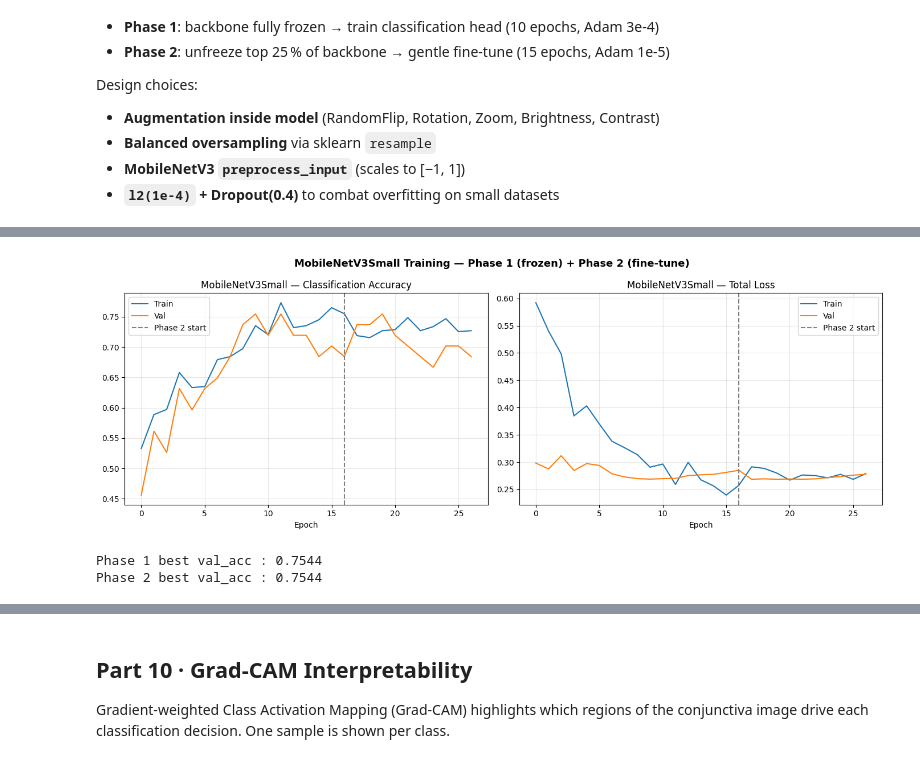
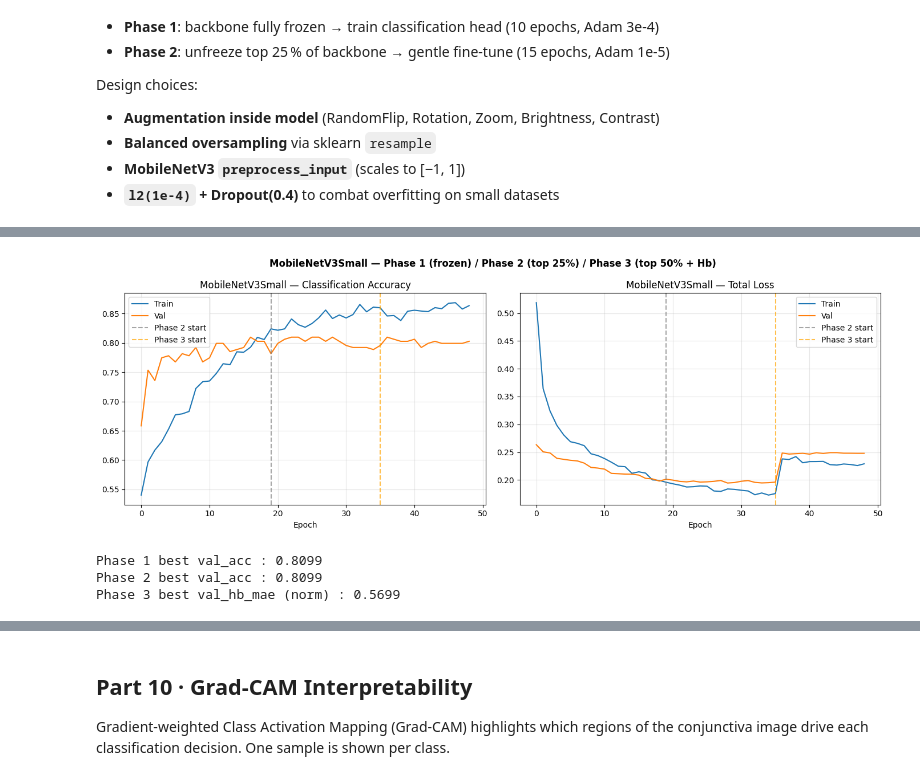
Before and after one commit to nitekar/Bari, a Jupyter notebook: Notebook/Bari.ipynb, the cells around one changed output, grey strips where cells are left out. Cells and saved outputs as stored; diff of their text form; code cells hidden in the pictures.

```diff
--- a/Notebook/Bari.ipynb
+++ b/Notebook/Bari.ipynb
@@ -1198,35 +1349,44 @@ Phase 3 best val_hb_mae (normalised): 0.7188
 Final model saved -> G:\My Drive\Capstone\Bari\Notebook\models\visual_model_best.keras
 # %%
-# ── Training history — Phase 1 + Phase 2 ───────────────────────────────────────
-acc   = history1.history['cls_output_accuracy']     + history2.history['cls_output_accuracy']
-vacc  = history1.history['val_cls_output_accuracy'] + history2.history['val_cls_output_accuracy']
-loss  = history1.history['loss']                    + history2.history['loss']
-vloss = history1.history['val_loss']                + history2.history['val_loss']
-boundary = len(history1.history['cls_output_accuracy'])
+acc   = (history1.history['cls_output_accuracy']
+       + history2.history['cls_output_accuracy']
+       + history3.history['cls_output_accuracy'])
+vacc  = (history1.history['val_cls_output_accuracy']
+       + history2.history['val_cls_output_accuracy']
+       + history3.history['val_cls_output_accuracy'])
+loss  = history1.history['loss']  + history2.history['loss']  + history3.history['loss']
+vloss = history1.history['val_loss'] + history2.history['val_loss'] + history3.history['val_loss']
+
+b1 = len(history1.history['loss'])
+b2 = b1 + len(history2.history['loss'])
 
 fig, axes = plt.subplots(1, 2, figsize=(14, 5))
 for ax, tr, vl, title in [
     (axes[0], acc,  vacc,  'Classification Accuracy'),
     (axes[1], loss, vloss, 'Total Loss'),
 ]:
     ax.plot(tr, label='Train')
     ax.plot(vl, label='Val')
-    ax.axvline(boundary - 1, color='gray', linestyle='--', label='Phase 2 start')
-    ax.set_title(f'MobileNetV3Small — {title}'); ax.set_xlabel('Epoch')
+    ax.axvline(b1 - 1, color='gray',  linestyle='--', alpha=0.7, label='Phase 2 start')
+    ax.axvline(b2 - 1, color='orange', linestyle='--', alpha=0.7, label='Phase 3 start')
+    ax.set_title(f'MobileNetV3Small — {title}')
+    ax.set_xlabel('Epoch')
     ax.legend(); ax.grid(alpha=0.3)
 
-plt.suptitle('MobileNetV3Small Training — Phase 1 (frozen) + Phase 2 (fine-tune)',
-             fontsize=13, fontweight='bold')
+plt.suptitle('MobileNetV3Small — Phase 1 (frozen) / Phase 2 (top 25%) / Phase 3 (top 50% + Hb)',
+             fontsize=12, fontweight='bold')
 plt.tight_layout()
 plt.savefig(os.path.join(RESULTS_DIR, 'visual_training_history.png'), dpi=120)
 plt.show()
 
 print(f"Phase 1 best val_acc : {max(history1.history['val_cls_output_accuracy']):.4f}")
 print(f"Phase 2 best val_acc : {max(history2.history['val_cls_output_accuracy']):.4f}")
+print(f"Phase 3 best val_hb_mae (norm) : {min(history3.history['val_hb_output_mae']):.4f}")
 # %% [output]
-[figure, old version]
+[figure, new version]
-Phase 1 best val_acc : 0.7544
-Phase 2 best val_acc : 0.7544
+Phase 1 best val_acc : 0.8099
+Phase 2 best val_acc : 0.8099
+Phase 3 best val_hb_mae (norm) : 0.5699
 # %%
 from sklearn.metrics import mean_absolute_error, mean_squared_error, r2_score
 
```
Also changed, not shown: parts of 37 cells of this notebook, 51 other files.
